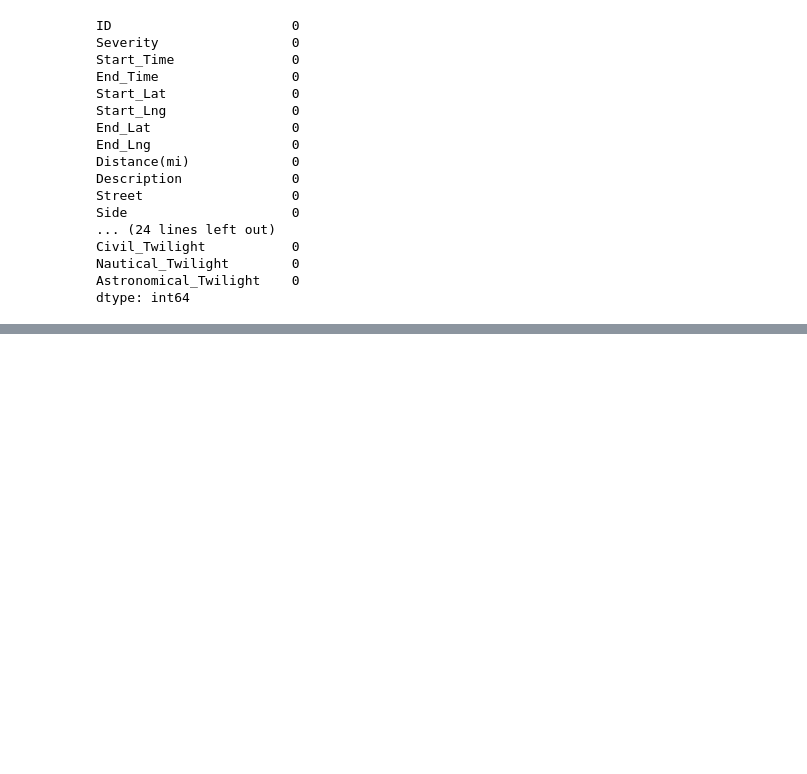
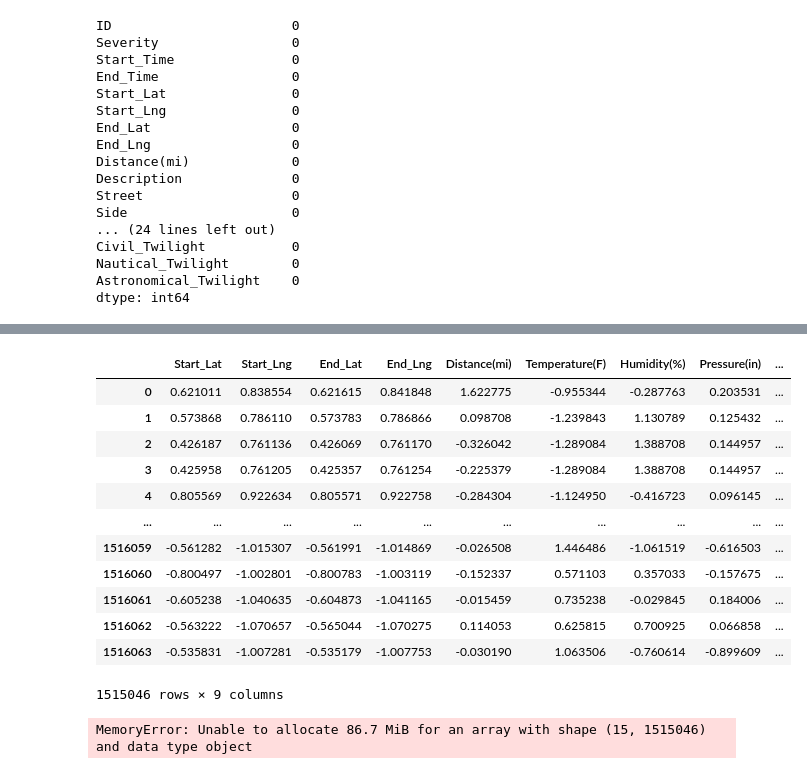
Before and after one commit to eddieredmann3/US_Accident_Data, a Jupyter notebook: US_accident_data.ipynb, the cells around one changed output, grey strips where cells are left out. Saved outputs shown, nothing was run; the diff lists cells and outputs as text; code cells hidden in the pictures; blank space fills up the shorter version.

```diff
--- a/US_accident_data.ipynb
+++ b/US_accident_data.ipynb
@@ -139,3 +139,6 @@ Civil_Twilight           0
 Nautical_Twilight        0
 Astronomical_Twilight    0
 dtype: int64
+# %%
+for col in accidentDF.columns:
+    print(accidentDF[col][1])
@@ -141,0 +175,42 @@ dtype: int64
+# %%
+continuous = ['Start_Lat', 'Start_Lng', 'End_Lat', 'End_Lng', 'Distance(mi)', 'Temperature(F)', 'Humidity(%)', 'Pressure(in)', 'Visibility(mi)']
+
+#values that will not require further preprocessing to be analyzed
+discrete_encodable = ['Side', 'City', 'County', 'State', 'Weather_Condition',
+       'Amenity', 'Bump', 'Crossing', 'Give_Way', 'Junction', 'No_Exit',
+       'Railway', 'Roundabout', 'Station', 'Stop', 'Traffic_Calming',
+       'Traffic_Signal', 'Turning_Loop', 'Sunrise_Sunset', 'Civil_Twilight',
+       'Nautical_Twilight', 'Astronomical_Twilight']
+
+#values that will require further preprocessing to be analyzed
+discrete_unencodable = ['Start_Time', 'End_Time', 'Description', 'Street']
+# %%
+accidentDF_scaled = accidentDF.copy()
+# %%
+for col in continuous:
+    accidentDF_scaled[col] = (accidentDF_scaled[col] - accidentDF_scaled[col].mean())/(accidentDF_scaled[col].std())
+
+accidentDF_scaled[continuous]
+# %% [output]
+|  | Start_Lat | Start_Lng | End_Lat | End_Lng | Distance(mi) | Temperature(F) | Humidity(%) | Pressure(in) | ... |
+| 0 | 0.621011 | 0.838554 | 0.621615 | 0.841848 | 1.622775 | -0.955344 | -0.287763 | 0.203531 | ... |
+| 1 | 0.573868 | 0.786110 | 0.573783 | 0.786866 | 0.098708 | -1.239843 | 1.130789 | 0.125432 | ... |
+| 2 | 0.426187 | 0.761136 | 0.426069 | 0.761170 | -0.326042 | -1.289084 | 1.388708 | 0.144957 | ... |
+| 3 | 0.425958 | 0.761205 | 0.425357 | 0.761254 | -0.225379 | -1.289084 | 1.388708 | 0.144957 | ... |
+| 4 | 0.805569 | 0.922634 | 0.805571 | 0.922758 | -0.284304 | -1.124950 | -0.416723 | 0.096145 | ... |
+| ... | ... | ... | ... | ... | ... | ... | ... | ... | ... |
+| 1516059 | -0.561282 | -1.015307 | -0.561991 | -1.014869 | -0.026508 | 1.446486 | -1.061519 | -0.616503 | ... |
+| 1516060 | -0.800497 | -1.002801 | -0.800783 | -1.003119 | -0.152337 | 0.571103 | 0.357033 | -0.157675 | ... |
+| 1516061 | -0.605238 | -1.040635 | -0.604873 | -1.041165 | -0.015459 | 0.735238 | -0.029845 | 0.184006 | ... |
+| 1516062 | -0.563222 | -1.070657 | -0.565044 | -1.070275 | 0.114053 | 0.625815 | 0.700925 | 0.066858 | ... |
+| 1516063 | -0.535831 | -1.007281 | -0.535179 | -1.007753 | -0.030190 | 1.063506 | -0.760614 | -0.899609 | ... |
+1515046 rows × 9 columns
+# %%
+from sklearn import preprocessing
+
+label_encoder = preprocessing.LabelEncoder()
+
+for col in discrete_encodable:
+    accidentDF_scaled[col] = label_encoder.fit_transform(accidentDF_scaled[col])
+# %% [output]
+MemoryError: Unable to allocate 86.7 MiB for an array with shape (15, 1515046) and data type object
```
Also changed, not shown: parts of 3 cells of this notebook.
